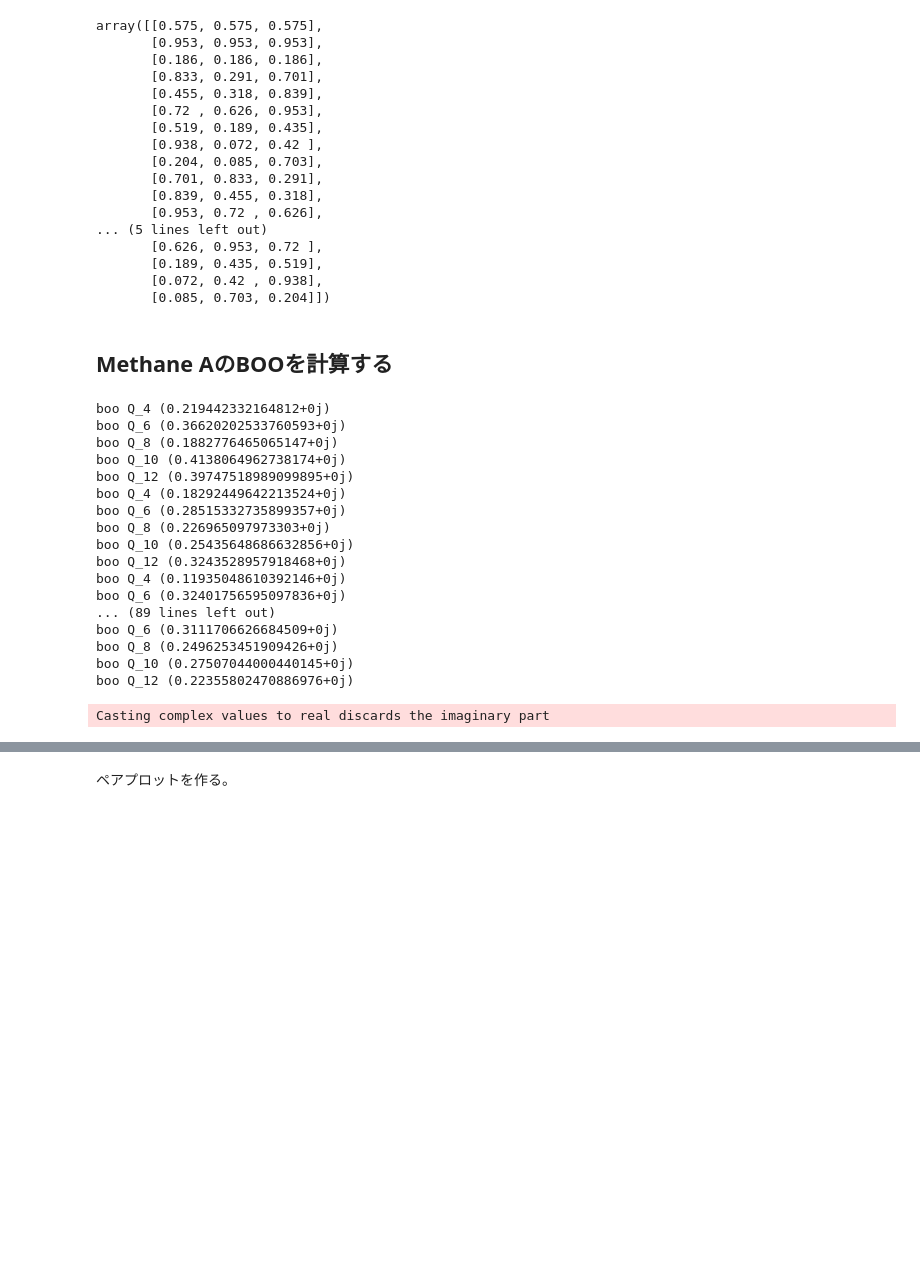
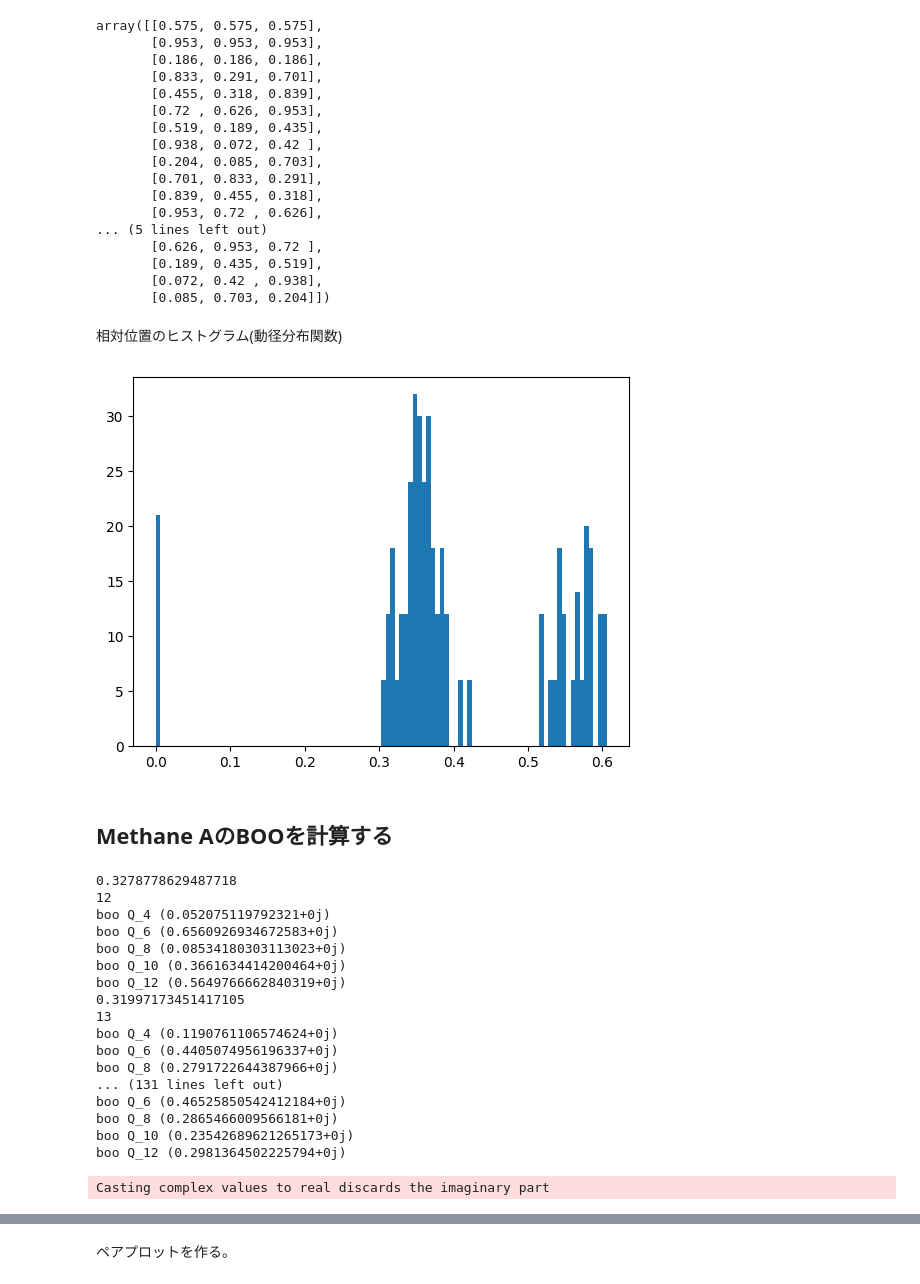
Before and after one commit to vitroid/boo, a Jupyter notebook: boo.ipynb, the cells around one changed output, grey strips where cells are left out. Saved outputs shown, nothing was run; the diff lists cells and outputs as text; code cells hidden in the pictures; blank space fills up the shorter version.

```diff
--- a/boo.ipynb
+++ b/boo.ipynb
@@ -840,6 +840,24 @@ array([[0.575, 0.575, 0.575],
        [0.189, 0.435, 0.519],
        [0.072, 0.42 , 0.938],
        [0.085, 0.703, 0.204]])
+# %% [markdown]
+相対位置のヒストグラム(動径分布関数)
+# %%
+import matplotlib.pyplot as plt
+distances = []
+for i, ci in enumerate(carbons):
+    vectors = []
+    for cj in carbons:
+        d = ci - cj
+        # PBC
+        d -= np.floor(d + 0.5)
+        # fractional to absolute
+        d = d @ cell
+        distances.append(np.linalg.norm(d))
+
+H = plt.hist(distances, bins=100)
+# %% [output]
+[figure, added]
 # %% [markdown]
 ## Methane AのBOOを計算する
 # %%
@@ -848,6 +866,7 @@ neighbors = dict()
 numAtoms = carbons.shape[0]
 
 boos = np.zeros([carbons.shape[0], 5])
+rc = 0.45
 
 for i, ci in enumerate(carbons):
     vectors = []
@@ -857,10 +876,12 @@ for i, ci in enumerate(carbons):
         d -= np.floor(d + 0.5)
         # fractional to absolute
         d = d @ cell
-        if 0 < d @ d < 0.55**2:
+        if 0 < d @ d < rc**2:
             vectors.append(d)
 
     vectors = np.array(vectors)
+    print(np.min(np.linalg.norm(vectors, axis=1)))
+    print(len(vectors))
     for k, l in enumerate([4, 6, 8, 10, 12]):
         X = vectors[:, 0]
         Y = vectors[:, 1]
@@ -869,23 +890,23 @@ for i, ci in enumerate(carbons):
         print(f"boo Q_{l} {booo}")
         boos[i, k] = booo
 # %% [output]
-boo Q_4 (0.219442332164812+0j)
-boo Q_6 (0.36620202533760593+0j)
-boo Q_8 (0.1882776465065147+0j)
-boo Q_10 (0.4138064962738174+0j)
-boo Q_12 (0.39747518989099895+0j)
-boo Q_4 (0.18292449642213524+0j)
-boo Q_6 (0.28515332735899357+0j)
-boo Q_8 (0.226965097973303+0j)
-boo Q_10 (0.25435648686632856+0j)
-boo Q_12 (0.3243528957918468+0j)
-boo Q_4 (0.11935048610392146+0j)
-boo Q_6 (0.32401756595097836+0j)
-... (89 lines left out)
-boo Q_6 (0.3111706626684509+0j)
-boo Q_8 (0.2496253451909426+0j)
-boo Q_10 (0.27507044000440145+0j)
-boo Q_12 (0.22355802470886976+0j)
+0.3278778629487718
+12
+boo Q_4 (0.052075119792321+0j)
+boo Q_6 (0.6560926934672583+0j)
+boo Q_8 (0.08534180303113023+0j)
+boo Q_10 (0.3661634414200464+0j)
+boo Q_12 (0.5649766662840319+0j)
+0.31997173451417105
+13
+boo Q_4 (0.1190761106574624+0j)
+boo Q_6 (0.4405074956196337+0j)
+boo Q_8 (0.2791722644387966+0j)
+... (131 lines left out)
+boo Q_6 (0.46525850542412184+0j)
+boo Q_8 (0.2865466009566181+0j)
+boo Q_10 (0.23542689621265173+0j)
+boo Q_12 (0.2981364502225794+0j)
 Casting complex values to real discards the imaginary part
 # %%
 # 扱いやすいように、見出しをつけてpandasデータフレームにする。
```
Also changed, not shown: parts of 20 cells of this notebook.
